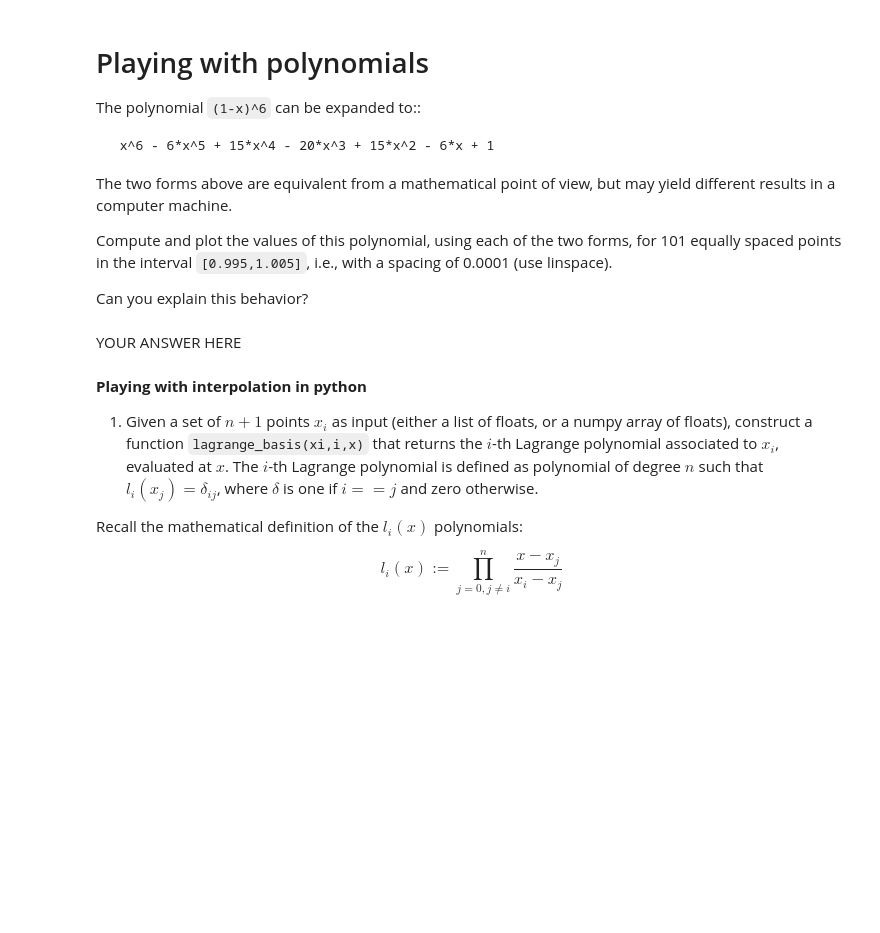
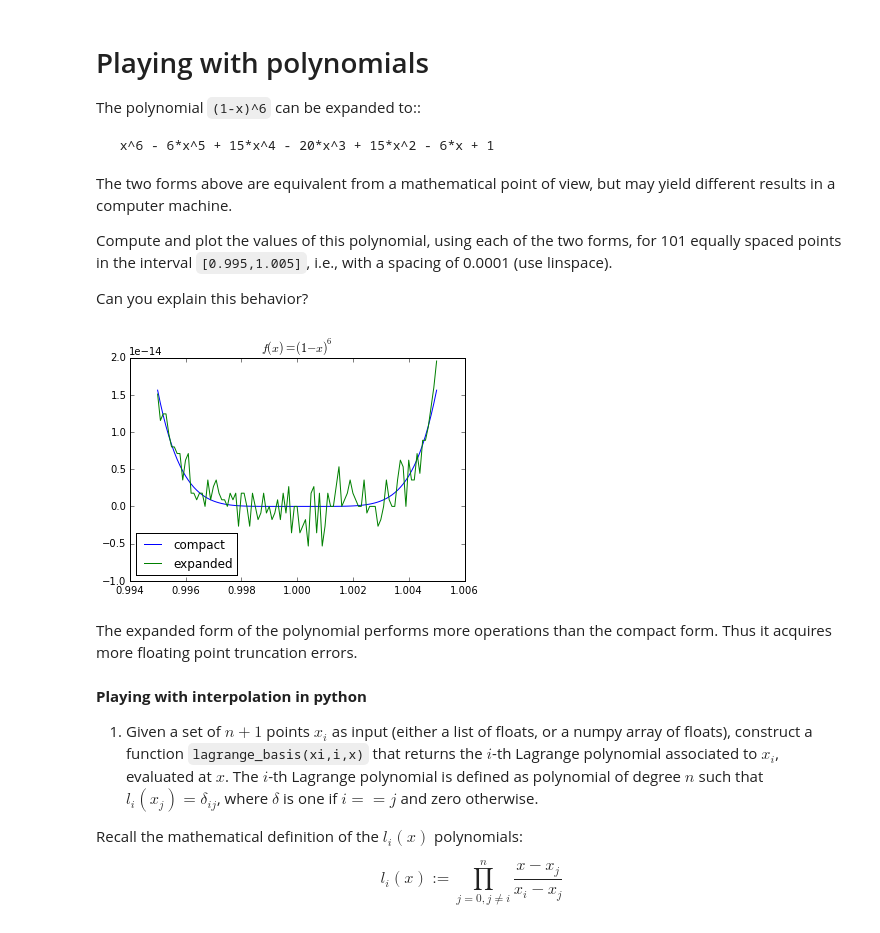
Before and after one commit to sissa/P1.4_seed, a Jupyter notebook: assignments/release/Basics/D1-exercises.ipynb, the cells around one changed output. Cells and saved outputs as stored; diff of their text form; code cells hidden in the pictures; blank space fills up the shorter version.

```diff
--- a/assignments/release/Basics/D1-exercises.ipynb
+++ b/assignments/release/Basics/D1-exercises.ipynb
@@ -322,5 +328,16 @@ raise NotImplementedError()
-# %% [markdown]
-YOUR ANSWER HERE
+# %%
+x = linspace(0.995,1.005,101)
+poly1 = lambda x: (1-x)**6
+poly2 = lambda x: x**6 - 6*x**5 + 15*x**4 - 20*x**3 + 15*x**2 - 6*x + 1
+plot(x,poly1(x),label='compact')
+plot(x,poly2(x),label='expanded')
+legend(loc=0)
+title('$f(x) = (1-x)^6$')
+show()
+# %% [output]
+[figure, added]
+# %% [markdown]
+The expanded form of the polynomial performs more operations than the compact form. Thus it acquires more floating point truncation errors.
 # %% [markdown]
 **Playing with interpolation in python**
 
```
Also changed, not shown: parts of 9 cells of this notebook.
